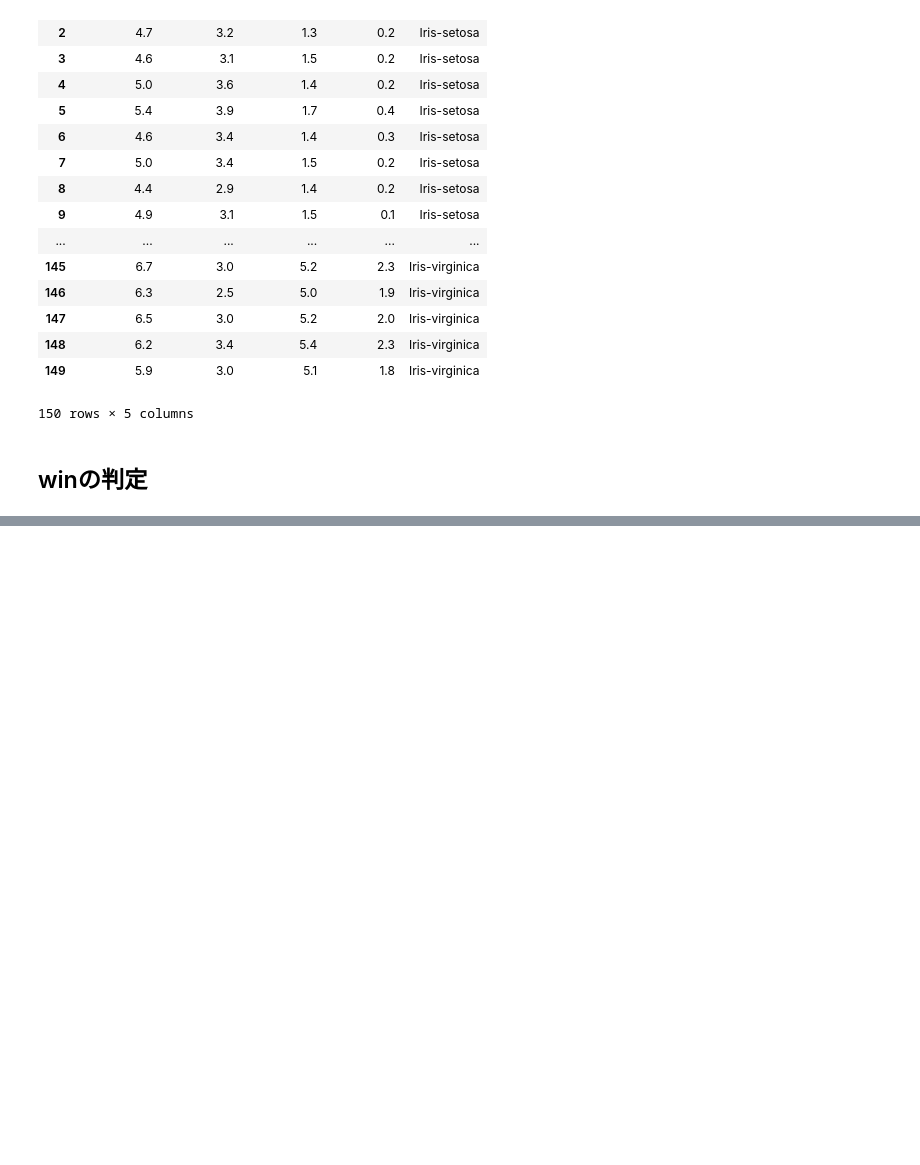
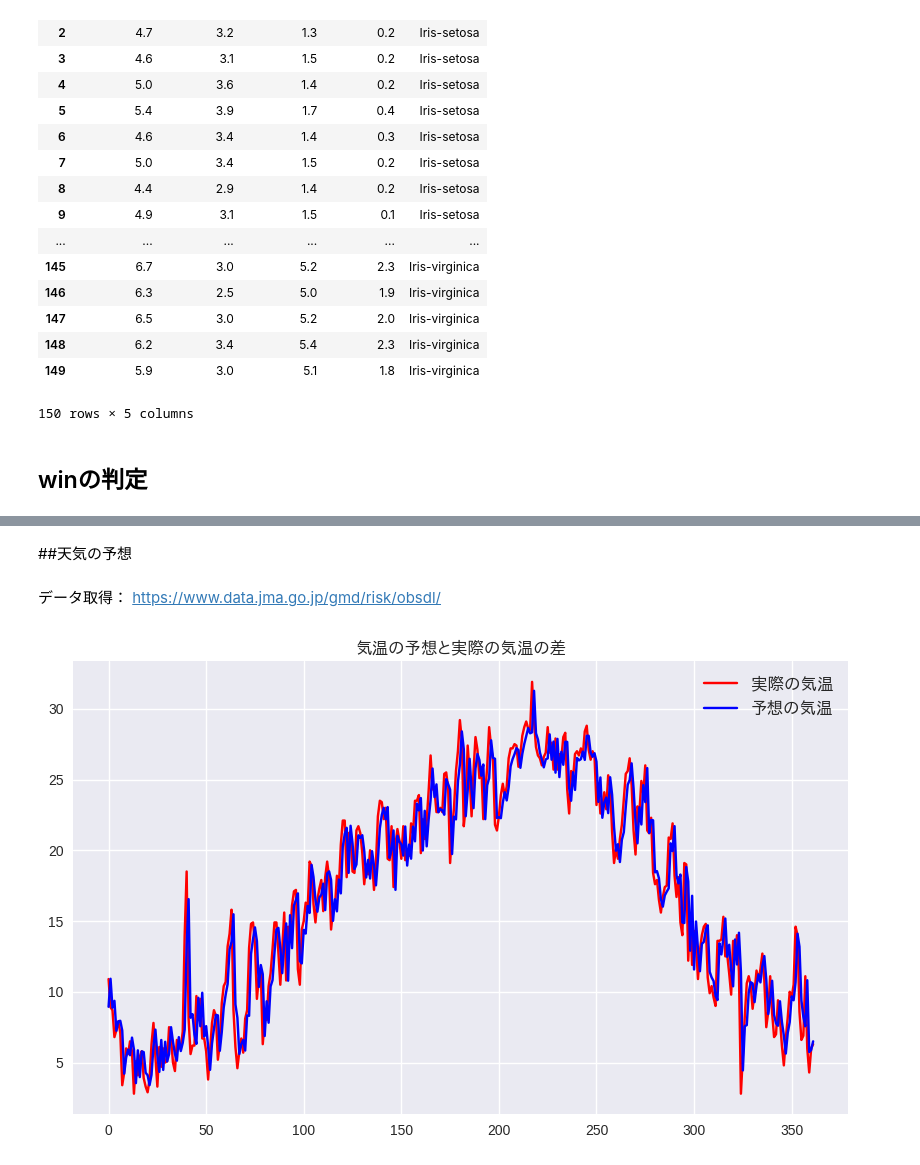
Before and after one commit to katoy/book-mlearn-gyomu, a Jupyter notebook: AI・機械学習・深層学習.ipynb, the cells around one changed output, grey strips where cells are left out. Saved outputs shown, nothing was run; the diff lists cells and outputs as text; code cells hidden in the pictures; blank space fills up the shorter version.

```diff
--- a/AI・機械学習・深層学習.ipynb
+++ b/AI・機械学習・深層学習.ipynb
@@ -271,0 +314,4 @@ Name: quality, dtype: int64
+# %% [markdown]
+##天気の予想
+# %% [markdown]
+データ取得： https://www.data.jma.go.jp/gmd/risk/obsdl/
@@ -271,0 +366,54 @@ Name: quality, dtype: int64
+# %%
+from urllib.request import urlretrieve
+from sklearn.linear_model import LinearRegression
+import pandas as pd
+import numpy as np
+import matplotlib.pyplot as plt
+from matplotlib.font_manager import FontProperties
+
+urlretrieve(
+    "https://raw.githubusercontent.com/katoy/book-mlearn-gyomu/master/ch2/tenki/kion10y.csv",
+    "data.csv")
+df = pd.read_csv("data.csv", sep=",", encoding="utf-8")
+
+interval = 3
+train_year = (df["年"] <= 2015)
+test_year = (df["年"] >= 2016)
+
+def make_data(data):
+    x = []
+    y = []
+    temps = list(data["気温"])
+    for i in range(len(temps)):
+        if i <= interval: continue
+        y.append(temps[i])
+        xa = []
+        for p in range(interval):
+            d = i + p - interval
+            xa.append(temps[d])
+        x.append(xa)
+    return (x, y)
+
+train_x, train_y = make_data(df[train_year])
+test_x, test_y = make_data(df[test_year])
+
+# 機械学習を行う
+lr = LinearRegression(normalize=True)
+lr.fit(train_x, train_y) # 学習
+pre_y = lr.predict(test_x) # 予測
+
+# 結果を図にプロット
+
+# 日本語フォント
+fp = FontProperties(fname='/usr/share/fonts/opentype/ipafont-gothic/ipagp.ttf')
+
+plt.figure(figsize=(10, 6), dpi=100)
+plt.plot(test_y, c='r', label="実際の気温")
+plt.plot(pre_y, c='b', label="予想の気温")
+plt.legend(prop=fp)
+plt.title('気温の予想と実際の気温の差', fontproperties=fp)
+
+plt.savefig('tenki-kion-lr.png')
+plt.show()
+# %% [output]
+[figure, added]
```
Also changed, not shown: parts of 5 cells of this notebook.
